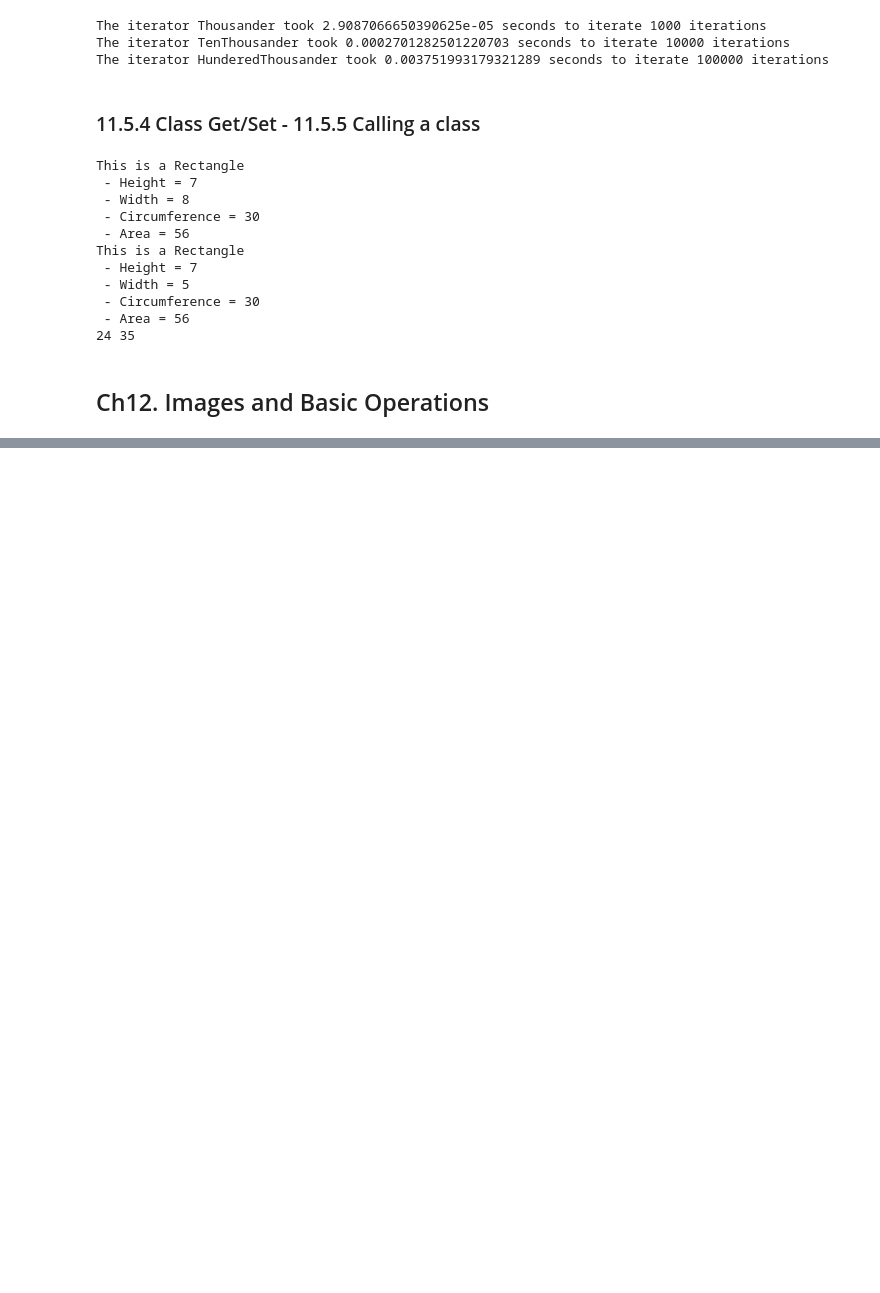
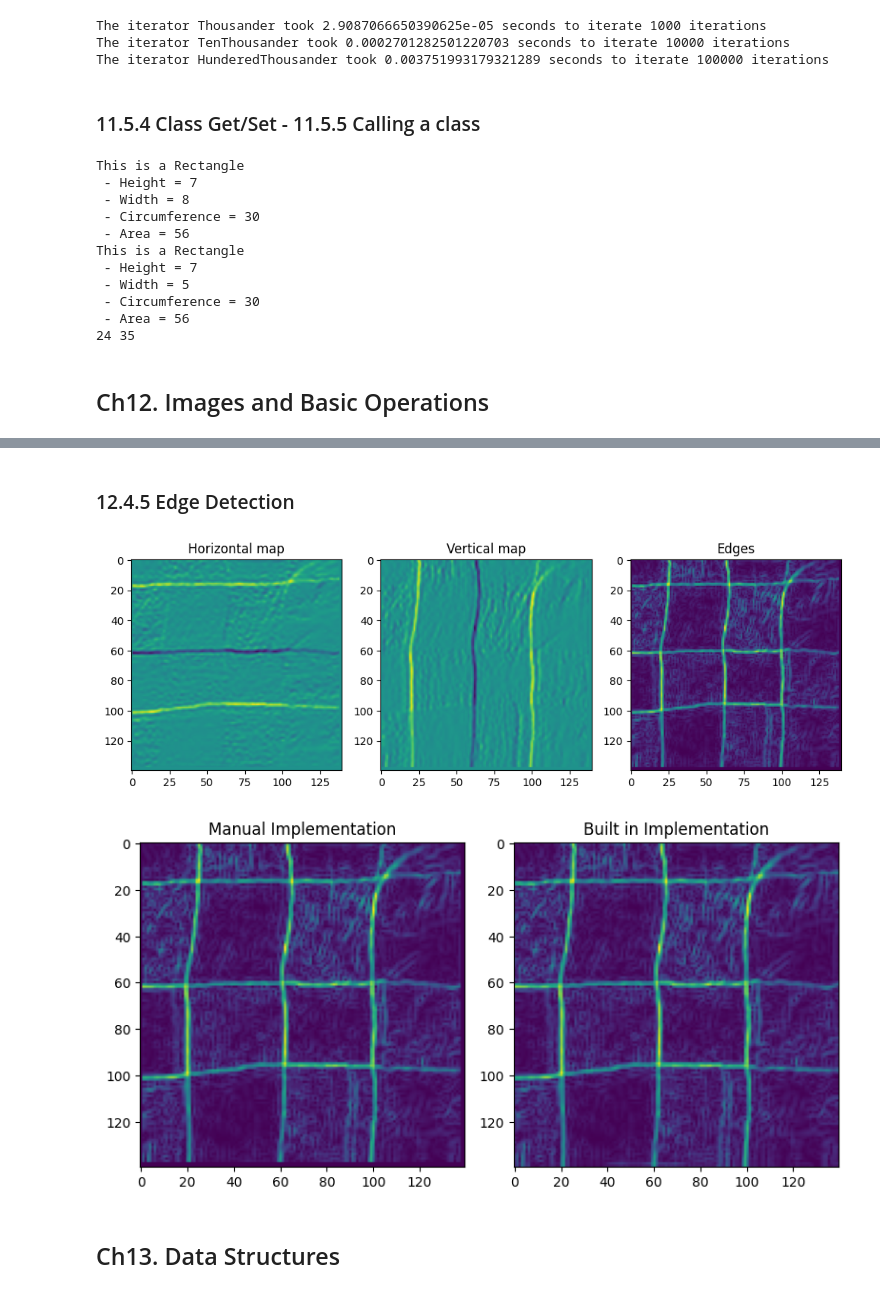
Before and after one commit to Yousef-Asal/Python-101, a Jupyter notebook: Practicals.ipynb, the cells around one changed output, grey strips where cells are left out. Drawn from its saved outputs; the diff is of its cells as text; code cells hidden in the pictures; blank space fills up the shorter version.

Commit message:
chapter 12 practicals

```diff
--- a/Practicals.ipynb
+++ b/Practicals.ipynb
@@ -1063,0 +1110,19 @@ This is a Rectangle
+# %%
+#Q1
+smap = skimage.io.imread('practical_imgs/sb20_smap.png')
+rgb2 = rgb_img.copy()
+unique_vals = np.unique(smap)
+
+#Q2
+for i in range(1,len(unique_vals)):
+    rand_color = np.random.randint(100,255,[3,])/255
+    rgb2[smap==unique_vals[i]] = rand_color
+
+alpha = 0.6
+outrgb = alpha * rgb_img + (1-alpha) * rgb2
+outrgb = (outrgb*255).astype(np.uint8)
+skimage.io.imsave("Output_imgs/merged_rgb.png",outrgb)
+
+#Q3
+IoU = np.sum(np.logical_and(green_mask,smap)) / np.sum(np.logical_or(green_mask,smap))
+print("IoU is:",IoU)
@@ -1063,0 +1156,58 @@ This is a Rectangle
+# %% [markdown]
+### 12.4.5 Edge Detection
+# %%
+#Q1
+from skimage.color import rgb2gray
+import matplotlib.pyplot as plt
+from skimage.filters import sobel
+
+plaid = skimage.io.imread('practical_imgs/plaid.jpeg')
+plaid = rgb2gray(plaid)
+f_v = np.array([[-1,0,1],
+                [-2,0,2],
+                [-1,0,1]])
+f_h = np.array([[-1,-2,-1],
+                [0,0,0],
+                [1,2,1]])
+
+v_map = np.zeros_like(plaid)
+h_map = np.zeros_like(plaid)
+for i in range(1,plaid.shape[0]-2):
+    for j in range(1,plaid.shape[1]-2):
+        sub_region = plaid[i-1:i+2,j-1:j+2]
+        v_map[i,j] = (f_v*sub_region).sum()
+        h_map[i,j] = (f_h*sub_region).sum()
+mag = np.sqrt(v_map**2+h_map**2)
+
+#Q2
+fig, axes = plt.subplots(1,3,figsize=(10,5))
+ax = np.ravel(axes)
+
+ax[0].imshow(h_map)
+ax[0].set_title('Horizontal map')
+ax[1].imshow(v_map)
+ax[1].set_title('Vertical map')
+ax[2].imshow(mag)
+ax[2].set_title('Edges')
+
+plt.tight_layout()
+plt.show()
+
+#Q3
+sobel_filter = sobel(plaid)
+
+fig, axes = plt.subplots(1,2,figsize=(8,4))
+ax = np.ravel(axes)
+
+ax[0].imshow(mag)
+ax[0].set_title('Manual Implementation')
+ax[1].imshow(sobel_filter)
+ax[1].set_title('Built in Implementation')
+
+plt.tight_layout()
+plt.show()
+# %% [output]
+[figure, added]
+[figure, added]
+# %% [markdown]
+## Ch13. Data Structures
```
Also changed, not shown: parts of 8 cells of this notebook, 7 other files.
